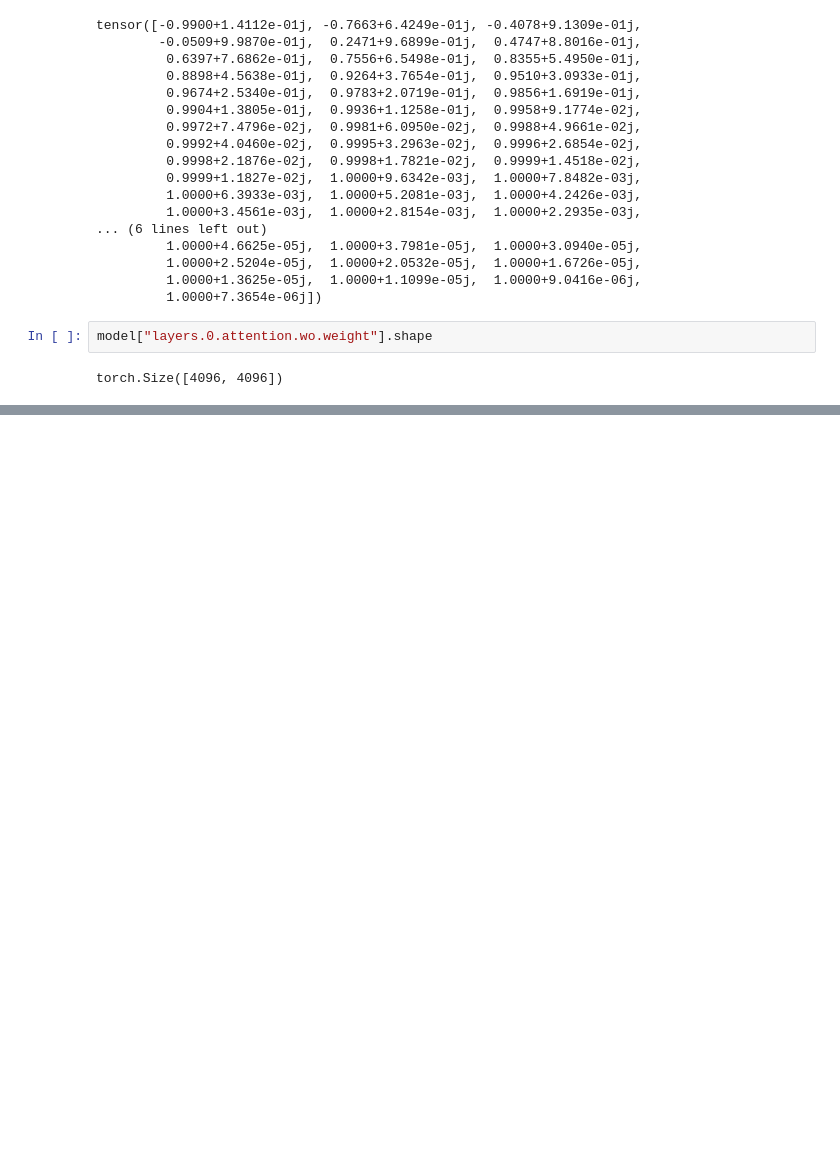
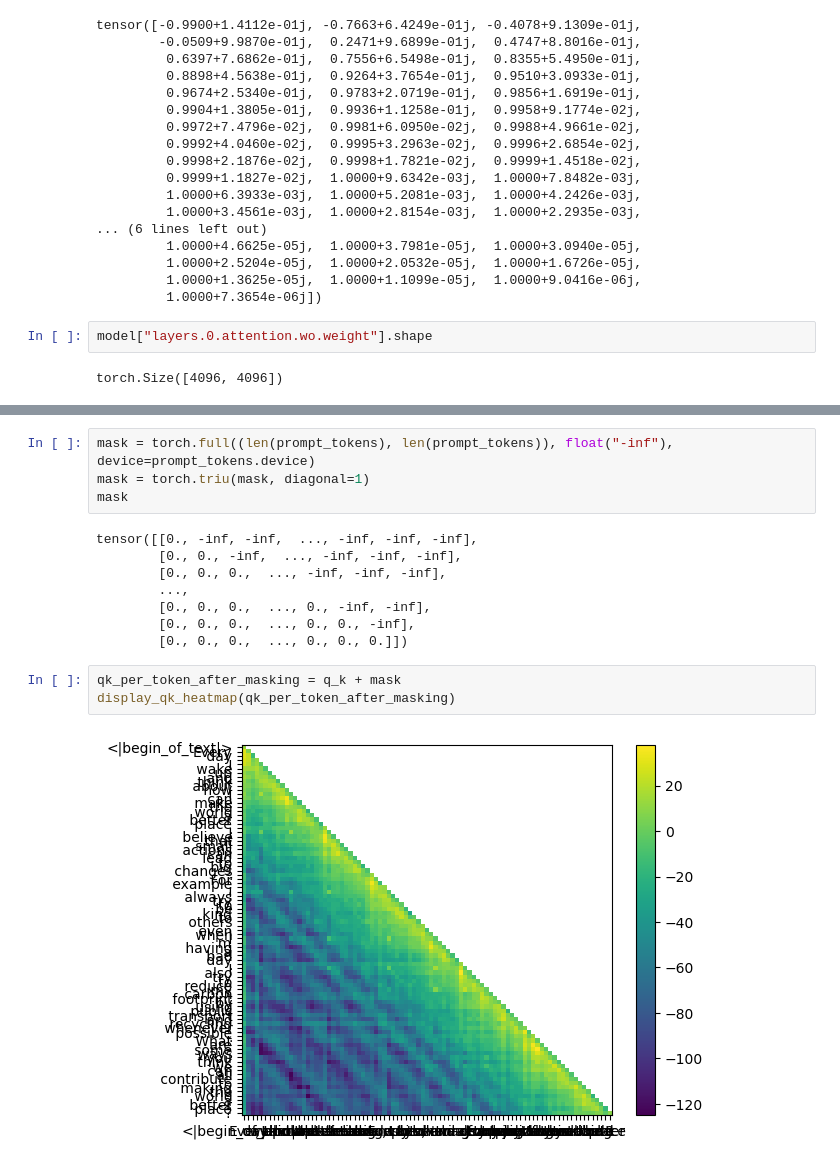
Before and after one commit to Conqcd/learnllm, a Jupyter notebook: leranLLAMA3.ipynb, the cells around one changed output, grey strips where cells are left out. Saved outputs shown, nothing was run; the diff lists cells and outputs as text; blank space fills up the shorter version.

```diff
--- a/leranLLAMA3.ipynb
+++ b/leranLLAMA3.ipynb
@@ -212,0 +285,17 @@ torch.Size([4096, 4096])
+# %%
+mask = torch.full((len(prompt_tokens), len(prompt_tokens)), float("-inf"), device=prompt_tokens.device)
+mask = torch.triu(mask, diagonal=1)
+mask
+# %% [output]
+tensor([[0., -inf, -inf,  ..., -inf, -inf, -inf],
+        [0., 0., -inf,  ..., -inf, -inf, -inf],
+        [0., 0., 0.,  ..., -inf, -inf, -inf],
+        ...,
+        [0., 0., 0.,  ..., 0., -inf, -inf],
+        [0., 0., 0.,  ..., 0., 0., -inf],
+        [0., 0., 0.,  ..., 0., 0., 0.]])
+# %%
+qk_per_token_after_masking = q_k + mask
+display_qk_heatmap(qk_per_token_after_masking)
+# %% [output]
+[figure, added]
```
Also changed, not shown: parts of 38 cells of this notebook.
